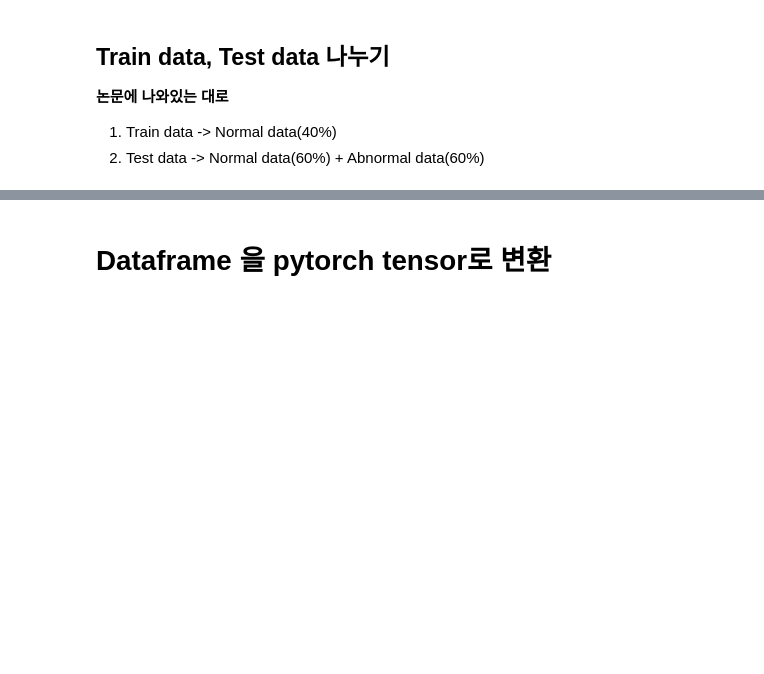
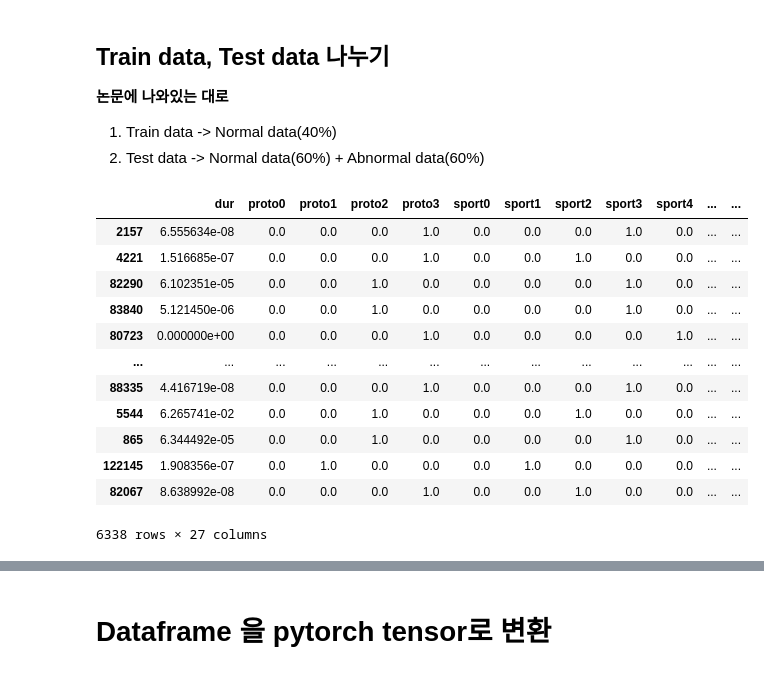
Before and after one commit to Albatross3/CapstoneDesign_DataAnalysis, a Jupyter notebook: CTU-13(10)_Analysis.ipynb, the cells around one changed output, grey strips where cells are left out. Drawn from its saved outputs; the diff is of its cells as text; code cells hidden in the pictures; blank space fills up the shorter version.

```diff
--- a/CTU-13(10)_Analysis.ipynb
+++ b/CTU-13(10)_Analysis.ipynb
@@ -75,6 +75,22 @@ abnormal_dataset=dataset[dataset['target']==1]
 # 정상 dataset -> Train 정상 / Test 정상 나누기 , 40%:60%
 normal_dataset = normal_dataset.drop(['target'],axis=1) # 'target' feature drop
 train_normal,test_normal=train_test_split(normal_dataset, test_size=0.6, random_state=42)
+# %%
+train_normal
+# %% [output]
+|  | dur | proto0 | proto1 | proto2 | proto3 | sport0 | sport1 | sport2 | sport3 | sport4 | ... | ... |
+| 2157 | 6.555634e-08 | 0.0 | 0.0 | 0.0 | 1.0 | 0.0 | 0.0 | 0.0 | 1.0 | 0.0 | ... | ... |
+| 4221 | 1.516685e-07 | 0.0 | 0.0 | 0.0 | 1.0 | 0.0 | 0.0 | 1.0 | 0.0 | 0.0 | ... | ... |
+| 82290 | 6.102351e-05 | 0.0 | 0.0 | 1.0 | 0.0 | 0.0 | 0.0 | 0.0 | 1.0 | 0.0 | ... | ... |
+| 83840 | 5.121450e-06 | 0.0 | 0.0 | 1.0 | 0.0 | 0.0 | 0.0 | 0.0 | 1.0 | 0.0 | ... | ... |
+| 80723 | 0.000000e+00 | 0.0 | 0.0 | 0.0 | 1.0 | 0.0 | 0.0 | 0.0 | 0.0 | 1.0 | ... | ... |
+| ... | ... | ... | ... | ... | ... | ... | ... | ... | ... | ... | ... | ... |
+| 88335 | 4.416719e-08 | 0.0 | 0.0 | 0.0 | 1.0 | 0.0 | 0.0 | 0.0 | 1.0 | 0.0 | ... | ... |
+| 5544 | 6.265741e-02 | 0.0 | 0.0 | 1.0 | 0.0 | 0.0 | 0.0 | 1.0 | 0.0 | 0.0 | ... | ... |
+| 865 | 6.344492e-05 | 0.0 | 0.0 | 1.0 | 0.0 | 0.0 | 0.0 | 0.0 | 1.0 | 0.0 | ... | ... |
+| 122145 | 1.908356e-07 | 0.0 | 1.0 | 0.0 | 0.0 | 0.0 | 1.0 | 0.0 | 0.0 | 0.0 | ... | ... |
+| 82067 | 8.638992e-08 | 0.0 | 0.0 | 0.0 | 1.0 | 0.0 | 0.0 | 1.0 | 0.0 | 0.0 | ... | ... |
+6338 rows × 27 columns
 # %%
 # 비정상 dataset에서 random 으로 60% 추출
 test_abnormal = abnormal_dataset.sample(frac=0.6)
```
Also changed, not shown: parts of 15 cells of this notebook, 5 other files.
